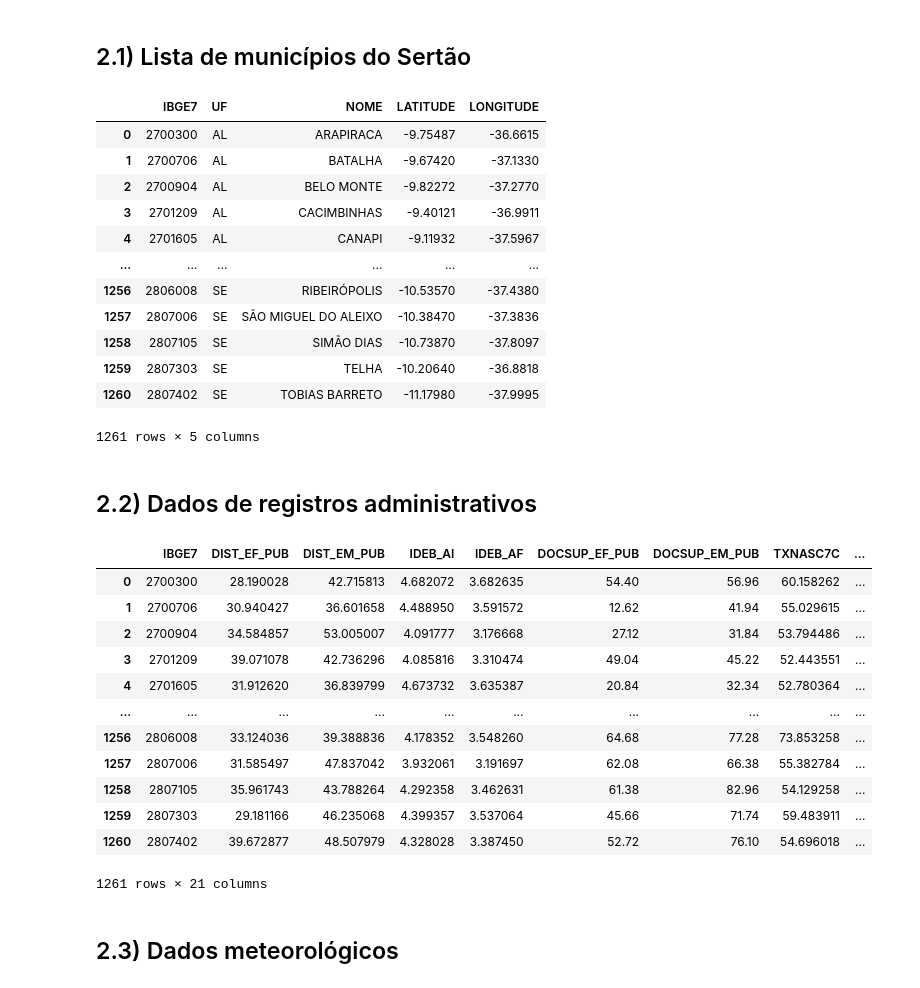
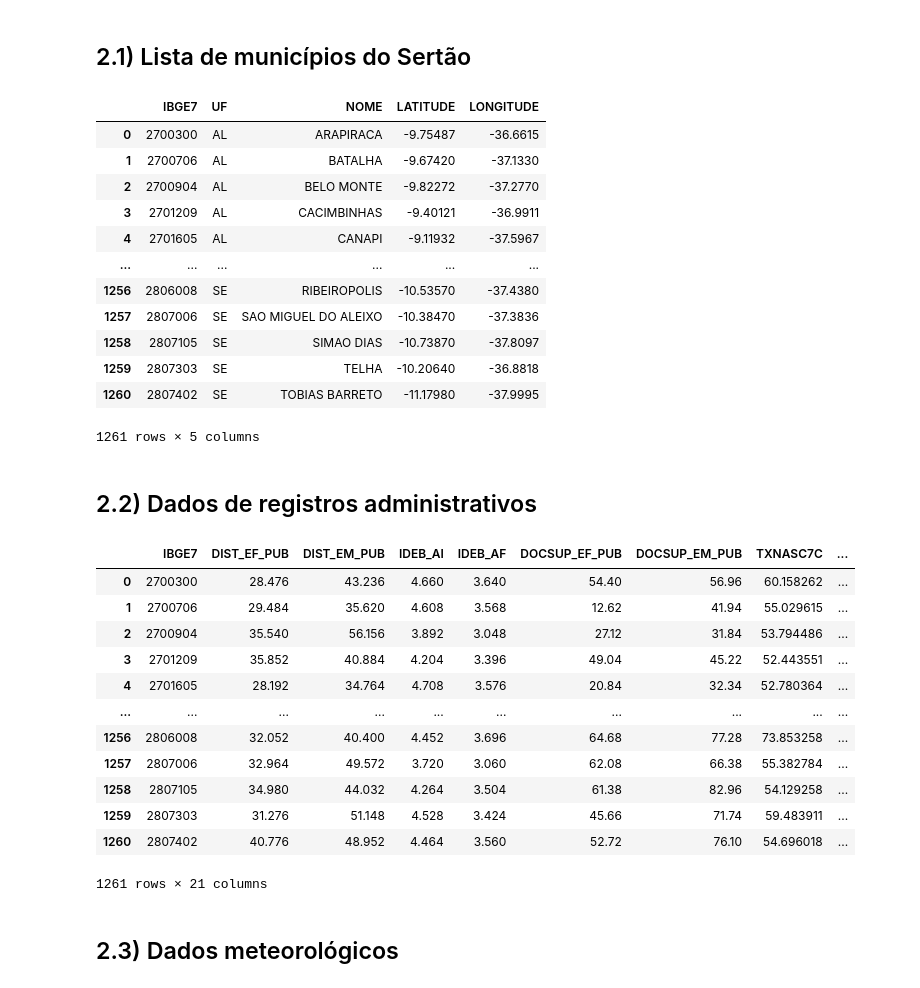
Before and after one commit to caiosoter/BCG2023, a Jupyter notebook: Notebooks/ColetaDosDados.ipynb, the cells around one changed output. Cells and saved outputs as stored; diff of their text form; code cells hidden in the pictures.

Commit message:
Adicionei a base de dados de solos e ajeitei a de PCA e clustering

```diff
--- a/Notebooks/ColetaDosDados.ipynb
+++ b/Notebooks/ColetaDosDados.ipynb
@@ -19,6 +20,11 @@ imputer = IterativeImputer(random_state=42)
 # %% [markdown]
 ## 2.1) Lista de municípios do Sertão
 # %%
+def limpar_nome(nome):
+    nome_sem_acentos = unidecode.unidecode(nome)
+    nome_sem_codigo_estado = re.sub(r'\(\w+\)', '', nome_sem_acentos)
+    return nome_sem_codigo_estado.upper()
+
 mun_ser = pd.read_excel(r'../Dados/Municipios/lista-1262municipios-semiarido-2017.xlsx', header = 2).iloc[1:]
 mun_ser = mun_ser[['Cod IBGE','UF', 'Município']]
 mun_ser.columns = ['IBGE7', 'UF', 'NOME']
@@ -28,6 +34,9 @@ mun_cord = mun_cord[['codigo_ibge', 'latitude', 'longitude']]
 mun_cord.columns = ['IBGE7', 'LATITUDE', 'LONGITUDE']
 
 mun_ser = mun_ser.merge(mun_cord, on ='IBGE7', how = 'left')
+
+mun_ser['NOME'] = mun_ser['NOME'].apply(limpar_nome)
+
 mun_ser.to_csv('../Dados/Views/municipios_sertao.csv')
 mun_ser
 # %% [output]
@@ -38,9 +47,9 @@ mun_ser
 | 3 | 2701209 | AL | CACIMBINHAS | -9.40121 | -36.9911 |
 | 4 | 2701605 | AL | CANAPI | -9.11932 | -37.5967 |
 | ... | ... | ... | ... | ... | ... |
-| 1256 | 2806008 | SE | RIBEIRÓPOLIS | -10.53570 | -37.4380 |
-| 1257 | 2807006 | SE | SÃO MIGUEL DO ALEIXO | -10.38470 | -37.3836 |
-| 1258 | 2807105 | SE | SIMÃO DIAS | -10.73870 | -37.8097 |
+| 1256 | 2806008 | SE | RIBEIROPOLIS | -10.53570 | -37.4380 |
+| 1257 | 2807006 | SE | SAO MIGUEL DO ALEIXO | -10.38470 | -37.3836 |
+| 1258 | 2807105 | SE | SIMAO DIAS | -10.73870 | -37.8097 |
 | 1259 | 2807303 | SE | TELHA | -10.20640 | -36.8818 |
 | 1260 | 2807402 | SE | TOBIAS BARRETO | -11.17980 | -37.9995 |
 1261 rows × 5 columns
@@ -54,6 +63,8 @@ def calcular_populacao_total(municipio, municipios_df):
         if distancia <= 30:
             populacao_total += row['POP_TOT']
     return populacao_total
+
+imputer = KNNImputer(n_neighbors=5)
 
 metrics = [
     'ANO',
@@ -69,72 +80,50 @@ metrics = [
     'PINTERDRSAI',
     'REN_PIBPC_D',
     'PDEFAGUA',
     'PDEFESGOTO',
     'PANALF15',
     'PIND_POS',
     'SNIS_PAGUA',
     'POP_TOT',
     "PMATPUB_EF",
     "PMATPUB_EM"
 ]
 
-reg_adm_mun = pd.read_excel(r'../Dados/Registros Administrativos/dados_registros_administrativos_total_2012_2017.xlsx', sheet_name = 'MUNICÍPIO')
+reg_adm_mun = pd.read_excel(
+    r'../Dados/Registros Administrativos/dados_registros_administrativos_total_2012_2017.xlsx',
+    sheet_name = 'MUNICÍPIO'
+)
+
 reg_adm_mun = reg_adm_mun[reg_adm_mun['IBGE7'].isin(mun_ser['IBGE7'])]
 reg_adm_mun = reg_adm_mun[metrics]
-
-num_metrics = [
-    'ANO',
-    'DIST_EF_PUB',
-    'DIST_EM_PUB',
-    'IDEB_AI',
-    'IDEB_AF',
-    'DOCSUP_EF_PUB',
-    'DOCSUP_EM_PUB',
-    'TXNASC7C',
-    'TXNBAIXOP',
-    'PINTERSAP',
-    'PINTERDRSAI',
-    'REN_PIBPC_D',
-    'PDEFAGUA',
-    'PDEFESGOTO',
-    'PANALF15',
-    'PIND_POS',
-    'SNIS_PAGUA',
-    'POP_TOT',
-    "PMATPUB_EF",
-    "PMATPUB_EM"
-]
-
+num_metrics = [metric for metric in reg_adm_mun.columns if metric !='IBGE7']
 reg_adm_mun[num_metrics] = imputer.fit_transform(reg_adm_mun[num_metrics])
 reg_adm_mun = reg_adm_mun.drop(columns='ANO')
 reg_adm_mun = reg_adm_mun.groupby(['IBGE7']).mean().reset_index()
 
 cidades = mun_ser.copy()
-
 cidades = cidades.merge(reg_adm_mun, on = 'IBGE7', how = 'inner')
-
 cidades['POP_TOT_30KM'] = 0
-
 for index, municipio in cidades.iterrows():
     populacao_total_30km = calcular_populacao_total(municipio, cidades)
     cidades.at[index, 'POP_TOT_30KM'] = populacao_total_30km
 
 cidades = cidades.drop(columns = ['UF', 'NOME', 'LATITUDE', 'LONGITUDE'])
 cidades.to_csv('../Dados/Views/registros_administrativos.csv')
 cidades
 # %% [output]
 |  | IBGE7 | DIST_EF_PUB | DIST_EM_PUB | IDEB_AI | IDEB_AF | DOCSUP_EF_PUB | DOCSUP_EM_PUB | TXNASC7C | ... |
-| 0 | 2700300 | 28.190028 | 42.715813 | 4.682072 | 3.682635 | 54.40 | 56.96 | 60.158262 | ... |
-| 1 | 2700706 | 30.940427 | 36.601658 | 4.488950 | 3.591572 | 12.62 | 41.94 | 55.029615 | ... |
-| 2 | 2700904 | 34.584857 | 53.005007 | 4.091777 | 3.176668 | 27.12 | 31.84 | 53.794486 | ... |
-| 3 | 2701209 | 39.071078 | 42.736296 | 4.085816 | 3.310474 | 49.04 | 45.22 | 52.443551 | ... |
-| 4 | 2701605 | 31.912620 | 36.839799 | 4.673732 | 3.635387 | 20.84 | 32.34 | 52.780364 | ... |
+| 0 | 2700300 | 28.476 | 43.236 | 4.660 | 3.640 | 54.40 | 56.96 | 60.158262 | ... |
+| 1 | 2700706 | 29.484 | 35.620 | 4.608 | 3.568 | 12.62 | 41.94 | 55.029615 | ... |
+| 2 | 2700904 | 35.540 | 56.156 | 3.892 | 3.048 | 27.12 | 31.84 | 53.794486 | ... |
+| 3 | 2701209 | 35.852 | 40.884 | 4.204 | 3.396 | 49.04 | 45.22 | 52.443551 | ... |
+| 4 | 2701605 | 28.192 | 34.764 | 4.708 | 3.576 | 20.84 | 32.34 | 52.780364 | ... |
 | ... | ... | ... | ... | ... | ... | ... | ... | ... | ... |
-| 1256 | 2806008 | 33.124036 | 39.388836 | 4.178352 | 3.548260 | 64.68 | 77.28 | 73.853258 | ... |
-| 1257 | 2807006 | 31.585497 | 47.837042 | 3.932061 | 3.191697 | 62.08 | 66.38 | 55.382784 | ... |
-| 1258 | 2807105 | 35.961743 | 43.788264 | 4.292358 | 3.462631 | 61.38 | 82.96 | 54.129258 | ... |
-| 1259 | 2807303 | 29.181166 | 46.235068 | 4.399357 | 3.537064 | 45.66 | 71.74 | 59.483911 | ... |
-| 1260 | 2807402 | 39.672877 | 48.507979 | 4.328028 | 3.387450 | 52.72 | 76.10 | 54.696018 | ... |
+| 1256 | 2806008 | 32.052 | 40.400 | 4.452 | 3.696 | 64.68 | 77.28 | 73.853258 | ... |
+| 1257 | 2807006 | 32.964 | 49.572 | 3.720 | 3.060 | 62.08 | 66.38 | 55.382784 | ... |
+| 1258 | 2807105 | 34.980 | 44.032 | 4.264 | 3.504 | 61.38 | 82.96 | 54.129258 | ... |
+| 1259 | 2807303 | 31.276 | 51.148 | 4.528 | 3.424 | 45.66 | 71.74 | 59.483911 | ... |
+| 1260 | 2807402 | 40.776 | 48.952 | 4.464 | 3.560 | 52.72 | 76.10 | 54.696018 | ... |
 1261 rows × 21 columns
 # %% [markdown]
 ## 2.3) Dados meteorológicos
```
Also changed, not shown: parts of 9 cells of this notebook, 4 other files.
